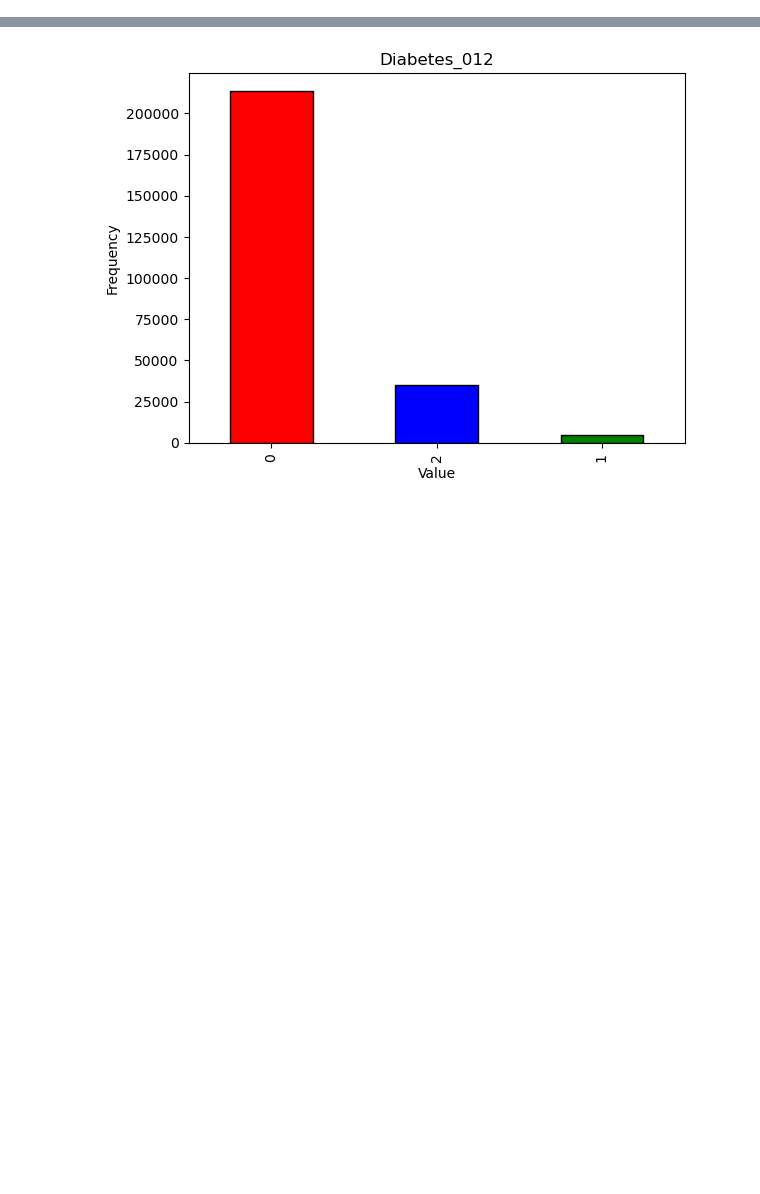
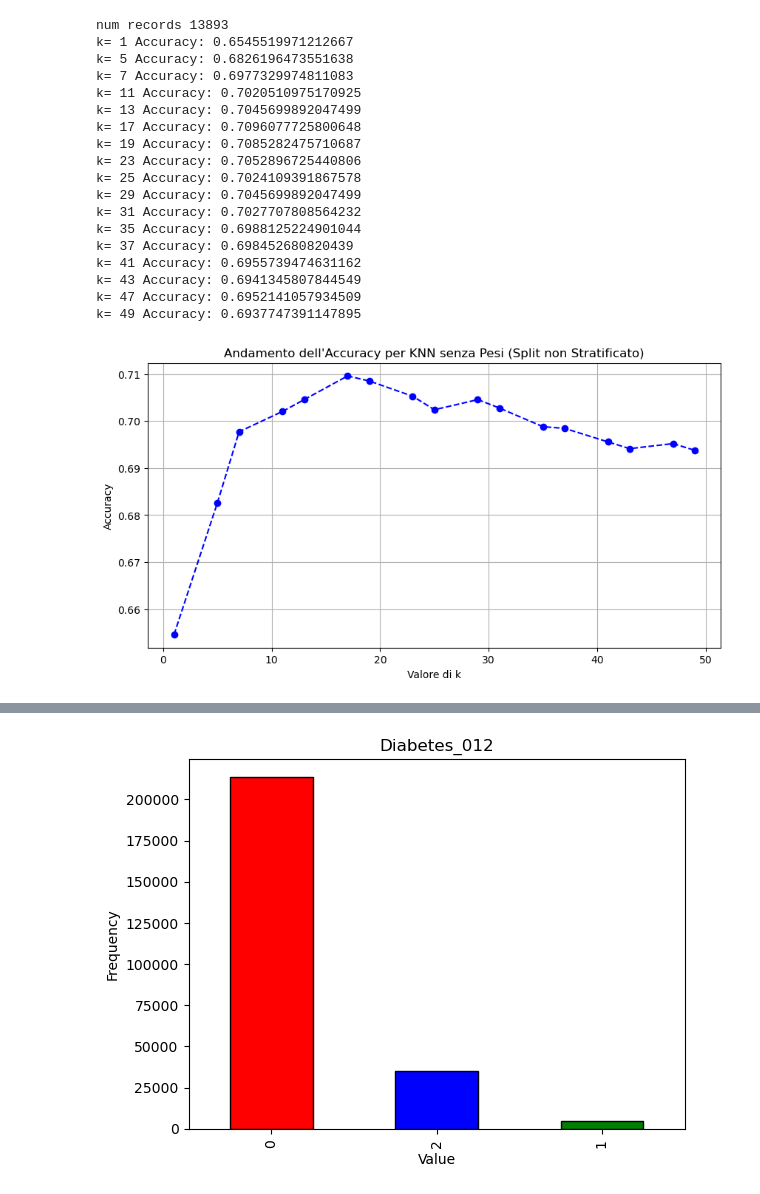
Before and after one commit to Davidermellino/DiabetesPredictor, a Jupyter notebook: prova.ipynb, the cells around one changed output, grey strips where cells are left out. Drawn from its saved outputs; the diff is of its cells as text; code cells hidden in the pictures; blank space fills up the shorter version.

```diff
--- a/prova.ipynb
+++ b/prova.ipynb
@@ -9,0 +146,59 @@ df = pd.read_csv('./diabetes_012_health_indicators_BRFSS2015.csv', encoding='UTF
+# %%
+#-----------------------------------TEST DI K SENZA STRATIFICAZIONE SENZA PESI ----------------------------------------
+# Supponiamo che df sia già definito
+X = df.drop(columns=['Diabetes_012']).iloc[:, :]  # Features
+y = df['Diabetes_012'].iloc[:]  # Target
+
+# Applichiamo undersampling
+rus = NearMiss()
+X, y = rus.fit_resample(X, y)
+print("num records", X.shape[0])
+
+# Train-test split
+X_train, X_test, y_train, y_test = train_test_split(X, y, test_size=0.2, random_state=42)
+
+# Lista per memorizzare i valori di k e le rispettive accuracy
+k_values = []
+accuracies = []
+
+for k in range(1, 50):
+    if k % 2 == 0 or k % 3 == 0:
+        continue
+
+    knn = KnnCustom(k=k)
+    knn.fit(X_train, y_train)
+    acc = accuracy_score(y_test, knn.predict(X_test))
+
+    k_values.append(k)
+    accuracies.append(acc)
+
+    print("k=", k, "Accuracy:", acc)
+
+# Plot dell'accuracy in funzione di k
+plt.figure(figsize=(10, 5))
+plt.plot(k_values, accuracies, marker='o', linestyle='dashed', color='b')
+plt.xlabel('Valore di k')
+plt.ylabel('Accuracy')
+plt.title('Andamento dell\'Accuracy al variare di k per KNN senza Pesi (Split non Stratificato)')
+plt.grid()
+plt.show()
+# %% [output]
+num records 13893
+k= 1 Accuracy: 0.6545519971212667
+k= 5 Accuracy: 0.6826196473551638
+k= 7 Accuracy: 0.6977329974811083
+k= 11 Accuracy: 0.7020510975170925
+k= 13 Accuracy: 0.7045699892047499
+k= 17 Accuracy: 0.7096077725800648
+k= 19 Accuracy: 0.7085282475710687
+k= 23 Accuracy: 0.7052896725440806
+k= 25 Accuracy: 0.7024109391867578
+k= 29 Accuracy: 0.7045699892047499
+k= 31 Accuracy: 0.7027707808564232
+k= 35 Accuracy: 0.6988125224901044
+k= 37 Accuracy: 0.698452680820439
+k= 41 Accuracy: 0.6955739474631162
+k= 43 Accuracy: 0.6941345807844549
+k= 47 Accuracy: 0.6952141057934509
+k= 49 Accuracy: 0.6937747391147895
+[figure, added]
```
Also changed, not shown: parts of 5 cells of this notebook, 5 other files.
